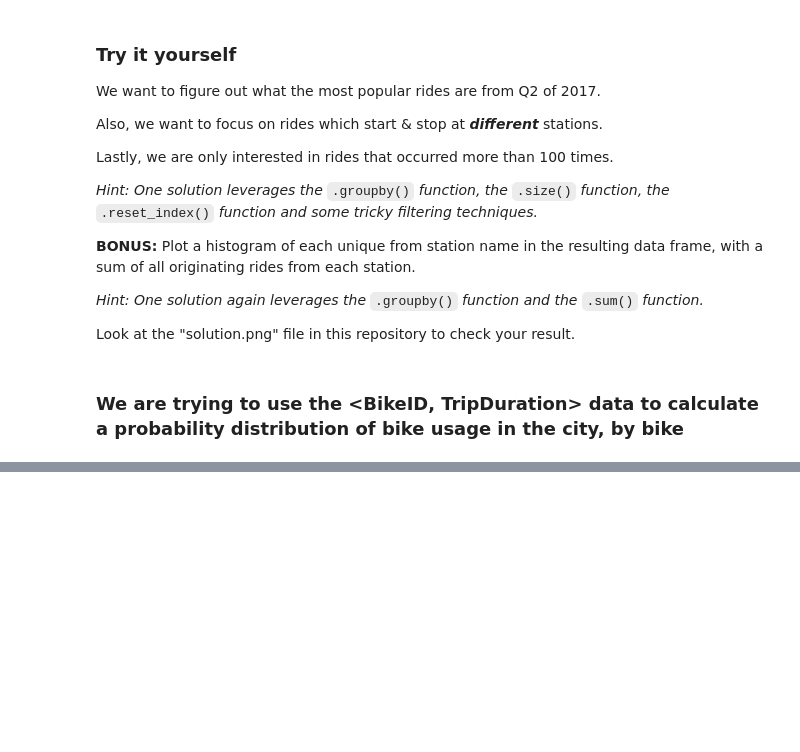
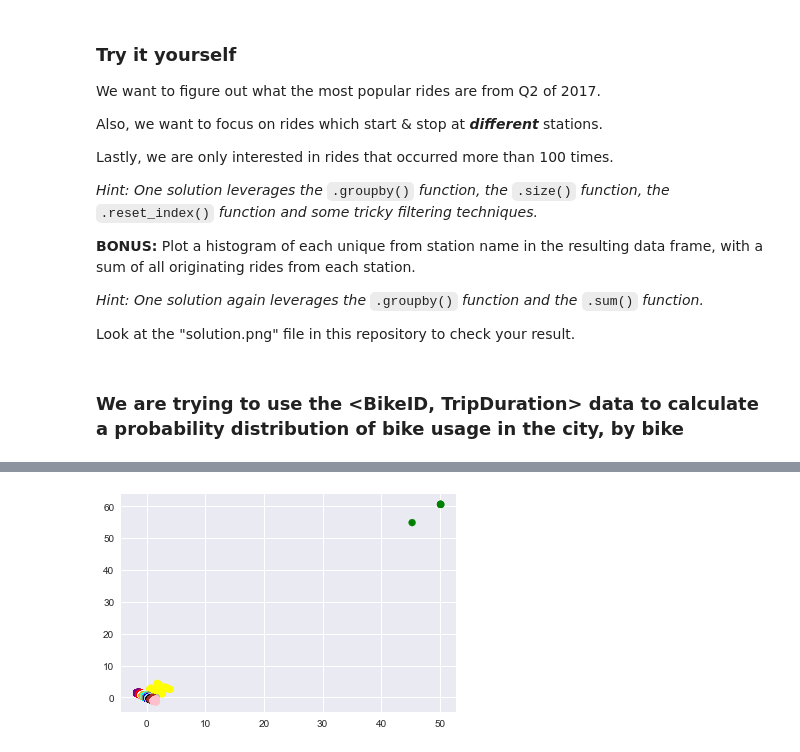
Before and after one commit to raj-sinha/BJRV, a Jupyter notebook: Sandbox/working_with_data_rs_sandbox.ipynb, the cells around one changed output, grey strips where cells are left out. Saved outputs shown, nothing was run; the diff lists cells and outputs as text; code cells hidden in the pictures; blank space fills up the shorter version.

```diff
--- a/Sandbox/working_with_data_rs_sandbox.ipynb
+++ b/Sandbox/working_with_data_rs_sandbox.ipynb
@@ -340,0 +547,6 @@ mymap
+# %%
+# choose 15 centroids arbitrarily and add these data to the central dataframe
+rentals_df['cluster'] = kmeans[14].predict(data)
+rentals_df['principal_feature1'] = data[0]
+rentals_df['principal_feature2'] = data[1]
+rentals_df['cluster'].value_counts()
@@ -340,0 +570,10 @@ mymap
+# %%
+#plot the different clusters with the 2 main features
+fig, ax = plt.subplots()
+colors = {0:'red', 1:'blue', 2:'green', 3:'pink', 4:'black', 5:'orange', 6:'cyan', 7:'yellow', 8:'brown', \
+          9:'purple', 10:'white', 11: 'grey', 12:'lightblue', 13:'lightgreen', 14: 'darkgrey'}
+ax.scatter(rentals_df['principal_feature1'], rentals_df['principal_feature2'],
+           c=rentals_df["cluster"].apply(lambda x: colors[x]))
+plt.show()
+# %% [output]
+[figure, added]
```
Also changed, not shown: parts of 41 cells of this notebook.
